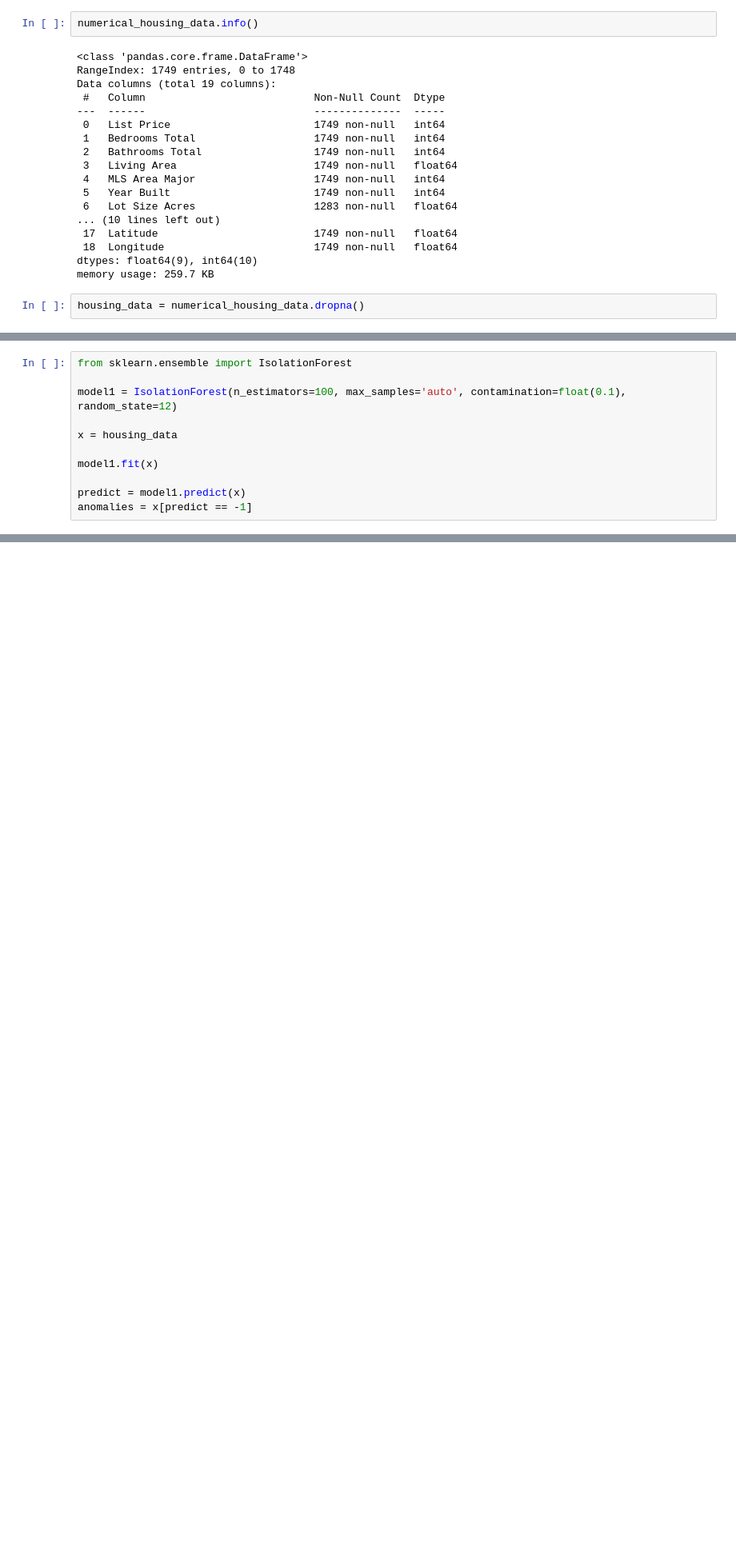
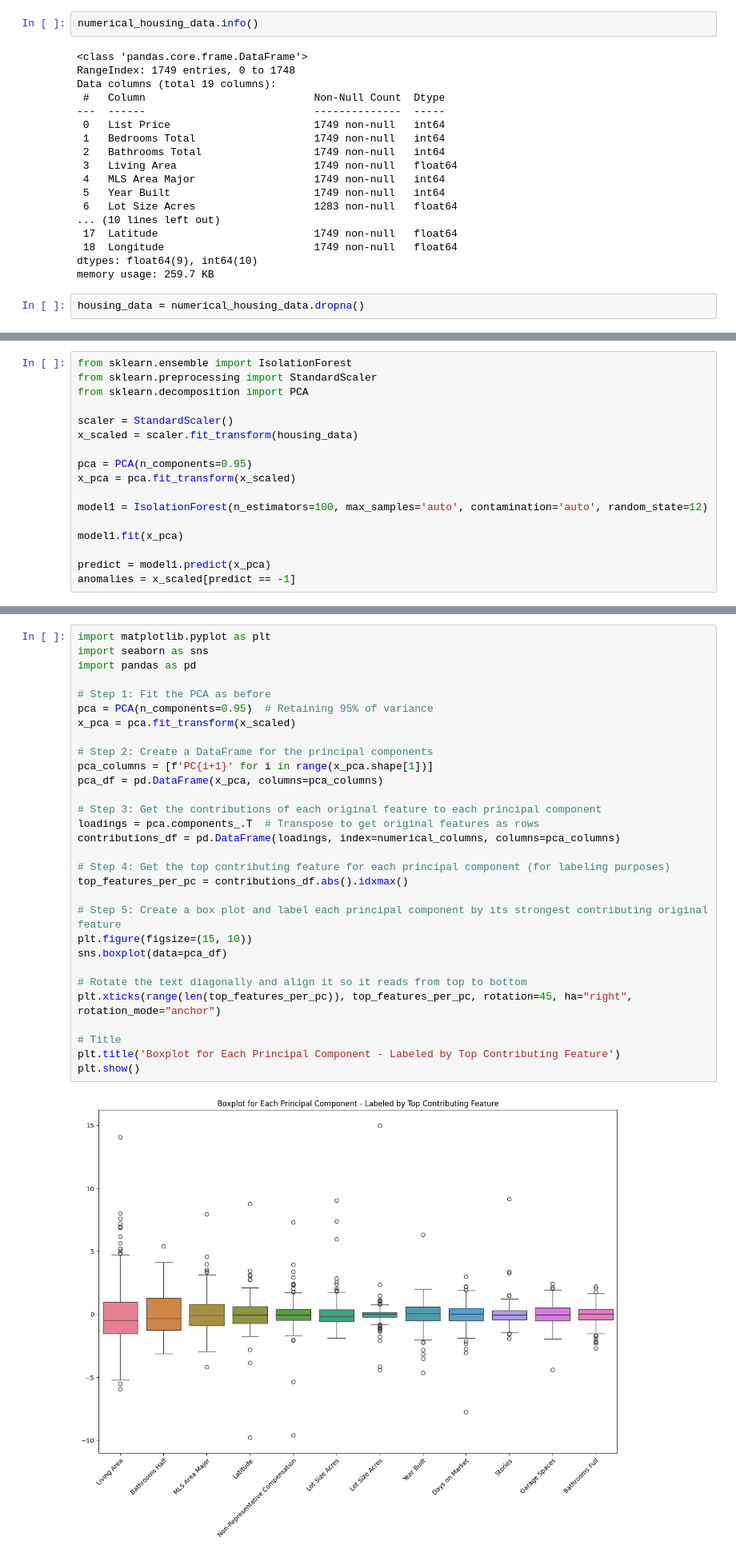
Before and after one commit to MikeMan161/2024-AI4Good-Hackathon, a Jupyter notebook: data_prep.ipynb, the cells around one changed output, grey strips where cells are left out. Shown at 80% size. Drawn from its saved outputs; the diff is of its cells as text; blank space fills up the shorter version.

Commit message:
I fixed the IsolatedForest graphs and also added DBSCAN cluster graph

```diff
--- a/data_prep.ipynb
+++ b/data_prep.ipynb
@@ -92,11 +92,17 @@ housing_data.to_csv('data/numerical_housing_data.csv', index=False)
 # %%
 from sklearn.ensemble import IsolationForest
+from sklearn.preprocessing import StandardScaler
+from sklearn.decomposition import PCA
 
-model1 = IsolationForest(n_estimators=100, max_samples='auto', contamination=float(0.1), random_state=12)
+scaler = StandardScaler()
+x_scaled = scaler.fit_transform(housing_data)
 
-x = housing_data
+pca = PCA(n_components=0.95)
+x_pca = pca.fit_transform(x_scaled)
 
-model1.fit(x)
+model1 = IsolationForest(n_estimators=100, max_samples='auto', contamination='auto', random_state=12)
 
-predict = model1.predict(x)
-anomalies = x[predict == -1]
+model1.fit(x_pca)
+
+predict = model1.predict(x_pca)
+anomalies = x_scaled[predict == -1]
@@ -109,0 +134,32 @@ plt.show()
+# %%
+import matplotlib.pyplot as plt
+import seaborn as sns
+import pandas as pd
+
+# Step 1: Fit the PCA as before
+pca = PCA(n_components=0.95)  # Retaining 95% of variance
+x_pca = pca.fit_transform(x_scaled)
+
+# Step 2: Create a DataFrame for the principal components
+pca_columns = [f'PC{i+1}' for i in range(x_pca.shape[1])]
+pca_df = pd.DataFrame(x_pca, columns=pca_columns)
+
+# Step 3: Get the contributions of each original feature to each principal component
+loadings = pca.components_.T  # Transpose to get original features as rows
+contributions_df = pd.DataFrame(loadings, index=numerical_columns, columns=pca_columns)
+
+# Step 4: Get the top contributing feature for each principal component (for labeling purposes)
+top_features_per_pc = contributions_df.abs().idxmax()
+
+# Step 5: Create a box plot and label each principal component by its strongest contributing original feature
+plt.figure(figsize=(15, 10))
+sns.boxplot(data=pca_df)
+
+# Rotate the text diagonally and align it so it reads from top to bottom
+plt.xticks(range(len(top_features_per_pc)), top_features_per_pc, rotation=45, ha="right", rotation_mode="anchor")
+
+# Title
+plt.title('Boxplot for Each Principal Component - Labeled by Top Contributing Feature')
+plt.show()
+# %% [output]
+[figure, added]
```
Also changed, not shown: parts of 7 cells of this notebook.
